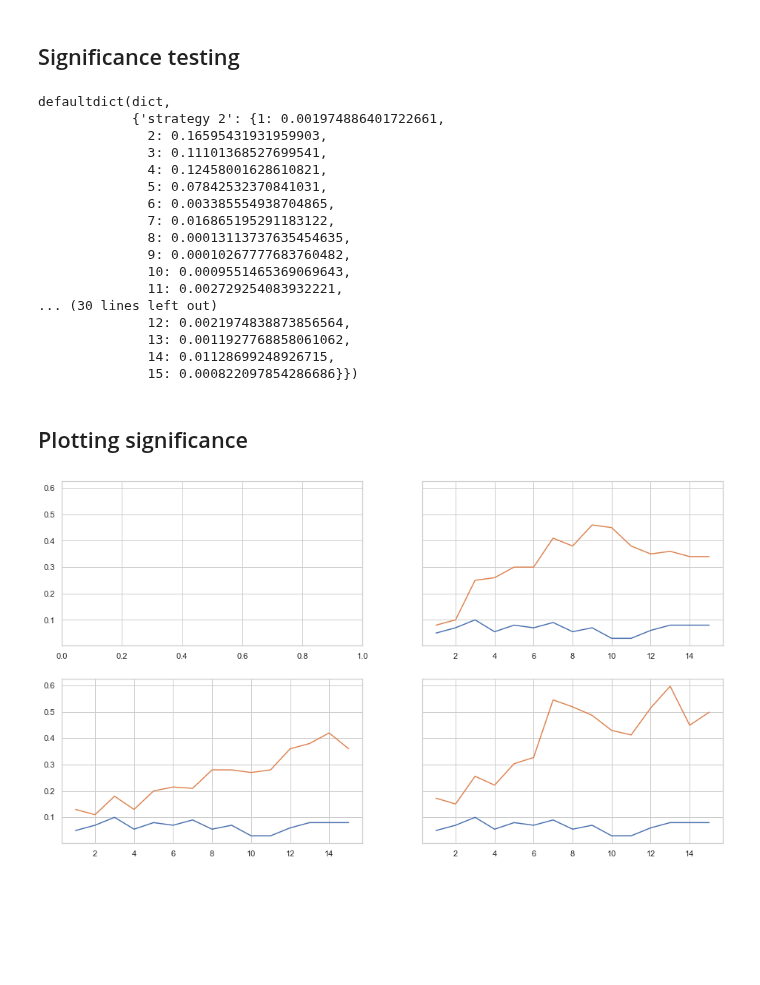
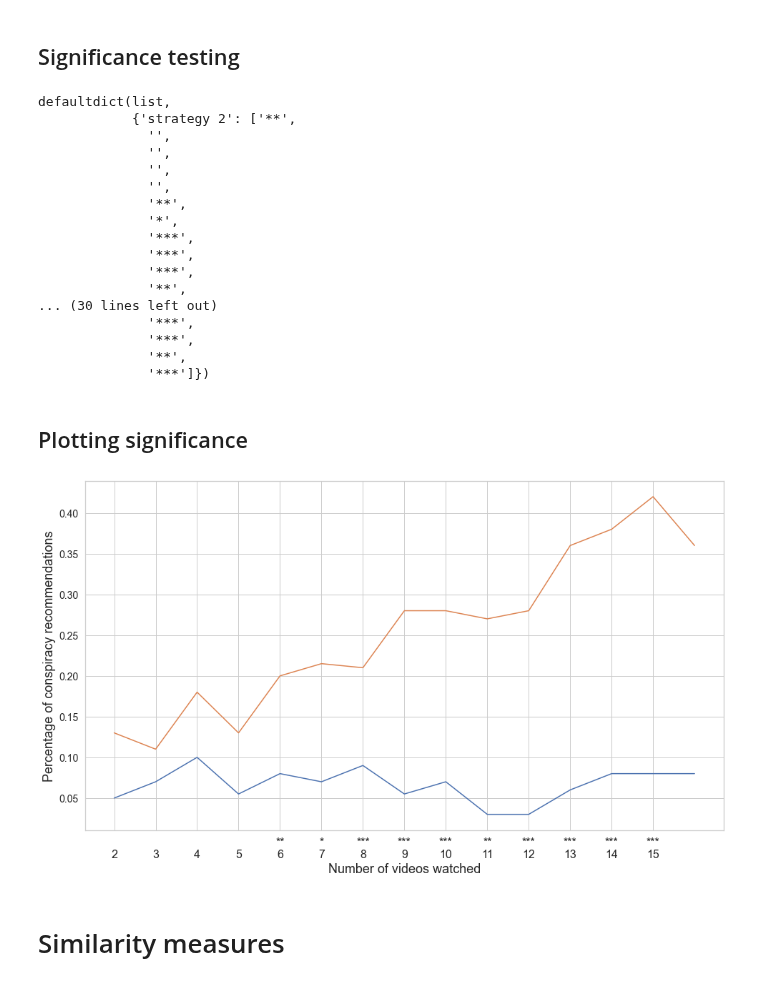
Before and after one commit to Roan-Schellingerhout/YouTube_conspiracy_paper, a Jupyter notebook: Machine Learning/Predictions.ipynb, the cells around one changed output. Saved outputs shown, nothing was run; the diff lists cells and outputs as text; code cells hidden in the pictures; blank space fills up the shorter version.

Commit message:
updated README, did some additional analysis of the results

```diff
--- a/Machine Learning/Predictions.ipynb
+++ b/Machine Learning/Predictions.ipynb
@@ -158,6 +154,7 @@ def group(combined, strategy, i):
                     (combined["vids_watched"] == i)].groupby("user")["conspiracy_pred"].mean().values
 # %%
 results = defaultdict(dict)
+sigs = defaultdict(list)
 
 for strategy in ["strategy 2", "strategy 3", "strategy 4"]:
     for i in range(1, 16):
@@ -166,33 +163,51 @@ for strategy in ["strategy 2", "strategy 3", "strategy 4"]:
         y = group(combined, strategy, i)
         results[strategy][i] = ttest_ind(x, y, alternative="smaller")[1]
 
-results
+for strat in results:
+    for vid in results[strat]:
+        if results[strat][vid] <= 0.001:
+            sigs[strat].append("***")
+        elif results[strat][vid] <= 0.01:
+            sigs[strat].append("**")
+        elif results[strat][vid] <= 0.05:
+            sigs[strat].append("*")
+        else:
+            sigs[strat].append("")
+
+sigs
 # %% [output]
-defaultdict(dict,
-            {'strategy 2': {1: 0.001974886401722661,
-              2: 0.16595431931959903,
-              3: 0.11101368527699541,
-              4: 0.12458001628610821,
-              5: 0.07842532370841031,
-              6: 0.003385554938704865,
-              7: 0.016865195291183122,
-              8: 0.00013113737635454635,
-              9: 0.00010267777683760482,
-              10: 0.0009551465369069643,
-              11: 0.002729254083932221,
+defaultdict(list,
+            {'strategy 2': ['**',
+              '',
+              '',
+              '',
+              '',
+              '**',
+              '*',
+              '***',
+              '***',
+              '***',
+              '**',
 ... (30 lines left out)
-              12: 0.0021974838873856564,
-              13: 0.0011927768858061062,
-              14: 0.01128699248926715,
-              15: 0.000822097854286686}})
+              '***',
+              '***',
+              '**',
+              '***']})
 # %% [markdown]
 ## Plotting significance
-# %%
-f, ax = plt.subplots(nrows=2, ncols=2, sharey=True, figsize=(16, 9));
-
-
-ax[1, 0].plot(pivot.groupby("strategy").mean().loc[["strategy 1", "strategy 2"]].T);
-ax[0, 1].plot(pivot.groupby("strategy").mean().loc[["strategy 1", "strategy 3"]].T);
-ax[1, 1].plot(pivot.groupby("strategy").mean().loc[["strategy 1", "strategy 4"]].T);
-# %% [output]
-[figure, removed]
+# %%
+labels_1 = [sigs["strategy 2"][i-1] + "\n" + str(i) for i in range(1, 16, 1)]
+
+plt.figure(figsize=(16,9))
+
+plt.xticks(range(len(labels_1)), labels_1, fontsize=16)
+plt.yticks(fontsize=14)
+
+plt.xlabel("Number of videos watched", fontsize=18);
+plt.ylabel("Percentage of conspiracy recommendations", fontsize=18);
+
+plt.plot(pivot.groupby("strategy").mean().loc[["strategy 1", "strategy 2"]].T);
+# %% [output]
+[figure, added]
+# %% [markdown]
+# Similarity measures
```
Also changed, not shown: parts of 17 cells of this notebook, 5 other files.
